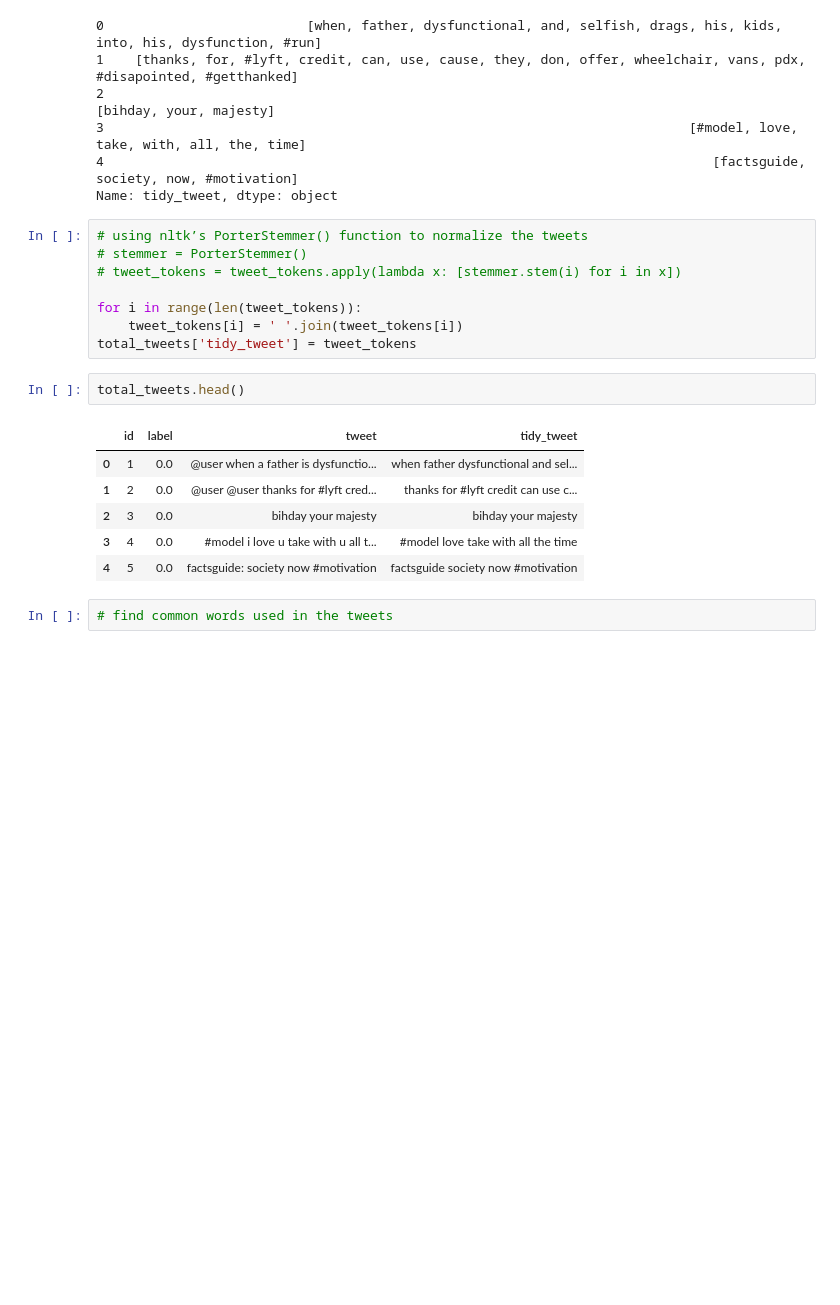
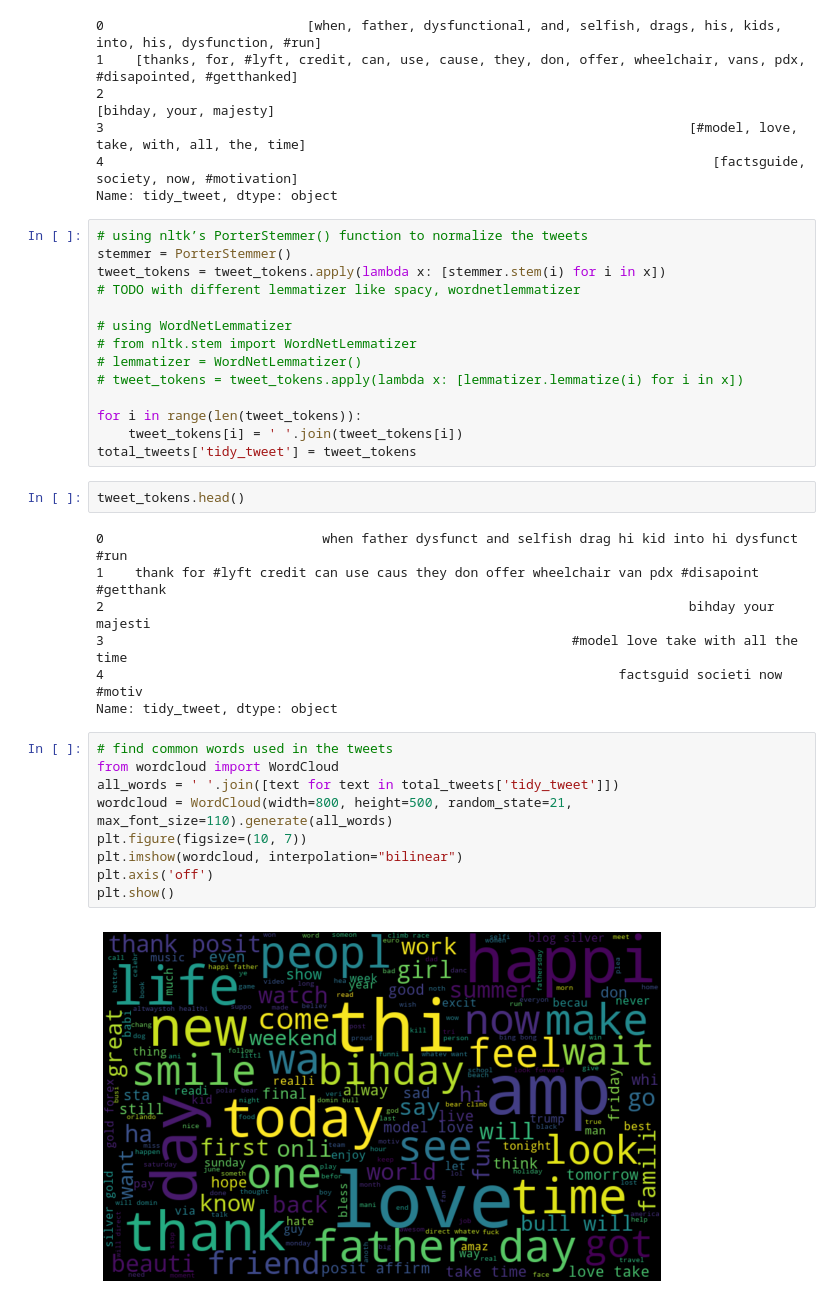
Before and after one commit to AmirsamanAhmadi/tweet-sentiment-analysis, a Jupyter notebook: tsa.ipynb, the cells around one changed output. Saved outputs shown, nothing was run; the diff lists cells and outputs as text; blank space fills up the shorter version.

Commit message:
latest notebook with modelling

```diff
--- a/tsa.ipynb
+++ b/tsa.ipynb
@@ -145,20 +153,35 @@ tweet_tokens.head()
 Name: tidy_tweet, dtype: object
 # %%
 # using nltk’s PorterStemmer() function to normalize the tweets
-# stemmer = PorterStemmer()
-# tweet_tokens = tweet_tokens.apply(lambda x: [stemmer.stem(i) for i in x])
+stemmer = PorterStemmer()
+tweet_tokens = tweet_tokens.apply(lambda x: [stemmer.stem(i) for i in x])
+# TODO with different lemmatizer like spacy, wordnetlemmatizer
+
+# using WordNetLemmatizer
+# from nltk.stem import WordNetLemmatizer
+# lemmatizer = WordNetLemmatizer()
+# tweet_tokens = tweet_tokens.apply(lambda x: [lemmatizer.lemmatize(i) for i in x])
 
 for i in range(len(tweet_tokens)):
     tweet_tokens[i] = ' '.join(tweet_tokens[i])
 total_tweets['tidy_tweet'] = tweet_tokens
 # %%
-total_tweets.head()
+tweet_tokens.head()
 # %% [output]
-|  | id | label | tweet | tidy_tweet |
-| 0 | 1 | 0.0 | @user when a father is dysfunctio... | when father dysfunctional and sel... |
-| 1 | 2 | 0.0 | @user @user thanks for #lyft cred... | thanks for #lyft credit can use c... |
-| 2 | 3 | 0.0 | bihday your majesty | bihday your majesty |
-| 3 | 4 | 0.0 | #model i love u take with u all t... | #model love take with all the time |
-| 4 | 5 | 0.0 | factsguide: society now #motivation | factsguide society now #motivation |
+0                            when father dysfunct and selfish drag hi kid into hi dysfunct #run
+1    thank for #lyft credit can use caus they don offer wheelchair van pdx #disapoint #getthank
+2                                                                           bihday your majesti
+3                                                            #model love take with all the time
+4                                                                  factsguid societi now #motiv
+Name: tidy_tweet, dtype: object
-# %%
-# find common words used in the tweets
+# %%
+# find common words used in the tweets
+from wordcloud import WordCloud
+all_words = ' '.join([text for text in total_tweets['tidy_tweet']])
+wordcloud = WordCloud(width=800, height=500, random_state=21, max_font_size=110).generate(all_words)
+plt.figure(figsize=(10, 7))
+plt.imshow(wordcloud, interpolation="bilinear")
+plt.axis('off')
+plt.show()
+# %% [output]
+[figure, added]
```
Also changed, not shown: parts of 23 cells of this notebook.
